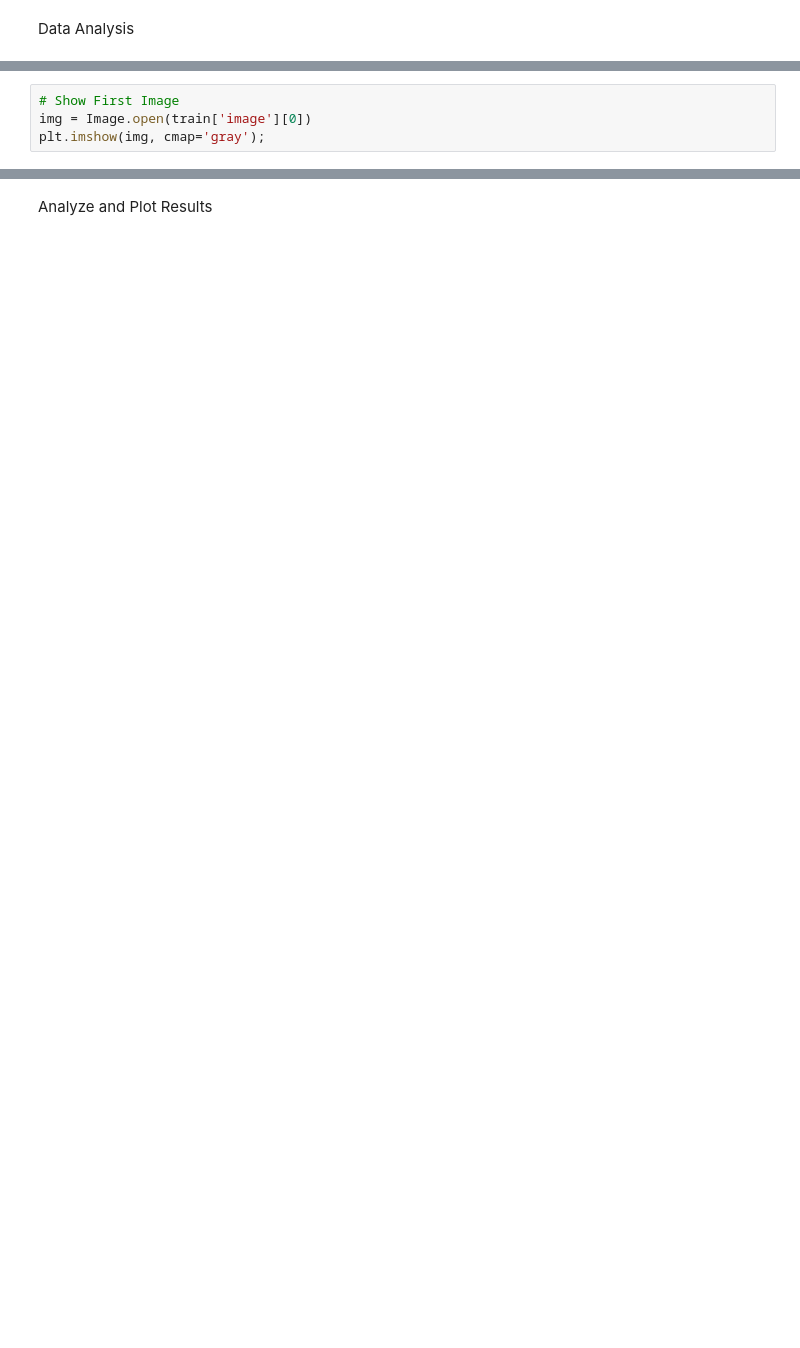
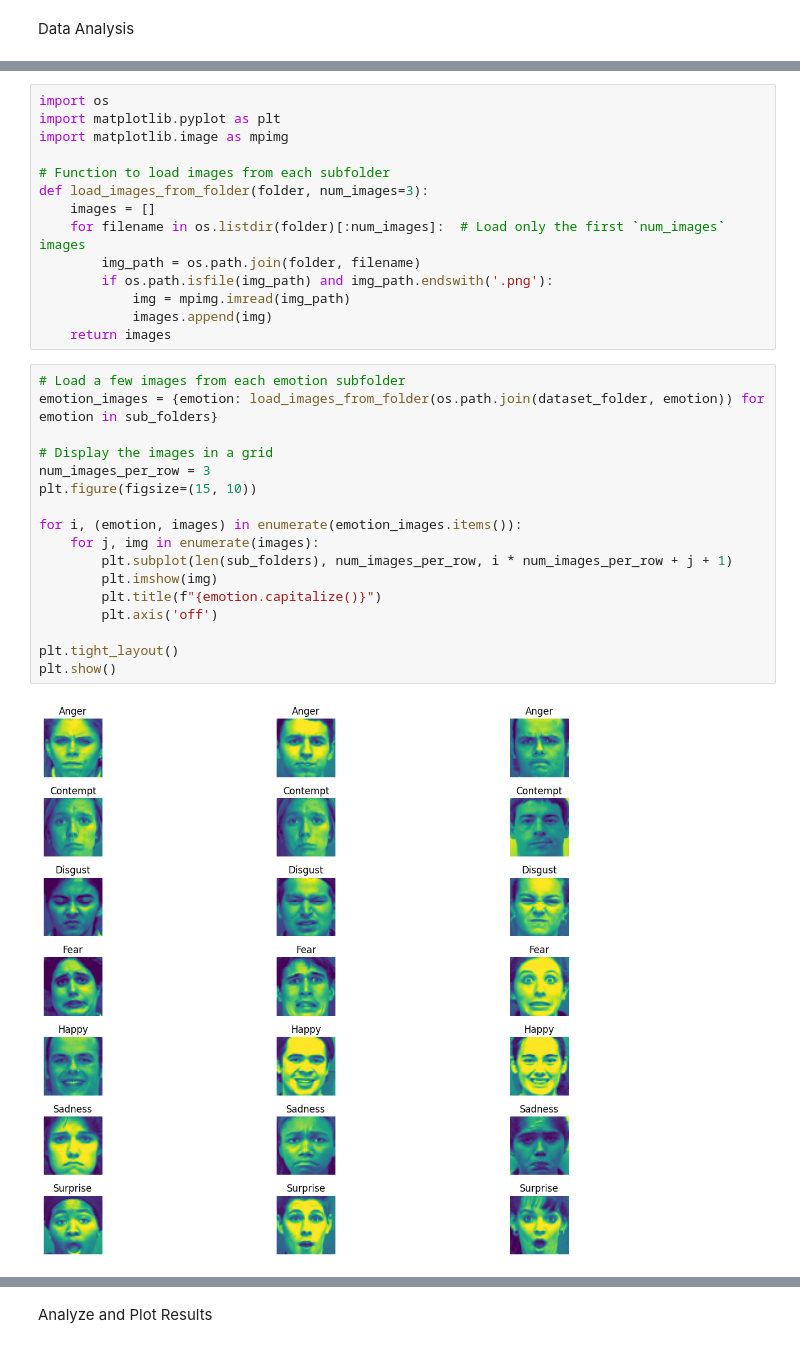
Before and after one commit to Ved204/CP468-Facial-Recognition, a Jupyter notebook: colab.ipynb, the cells around one changed output, grey strips where cells are left out. Drawn from its saved outputs; the diff is of its cells as text; blank space fills up the shorter version.

```diff
--- a/colab.ipynb
+++ b/colab.ipynb
@@ -122,4 +110,0 @@ for index, file, label in files.itertuples():
-# %%
-# Show First Image
-img = Image.open(train['image'][0])
-plt.imshow(img, cmap='gray');
@@ -166,0 +139,33 @@ array([0., 0., 0., 1., 0., 0., 0.], dtype=float32)
+# %%
+import os
+import matplotlib.pyplot as plt
+import matplotlib.image as mpimg
+
+# Function to load images from each subfolder
+def load_images_from_folder(folder, num_images=3):
+    images = []
+    for filename in os.listdir(folder)[:num_images]:  # Load only the first `num_images` images
+        img_path = os.path.join(folder, filename)
+        if os.path.isfile(img_path) and img_path.endswith('.png'):
+            img = mpimg.imread(img_path)
+            images.append(img)
+    return images
+# %%
+# Load a few images from each emotion subfolder
+emotion_images = {emotion: load_images_from_folder(os.path.join(dataset_folder, emotion)) for emotion in sub_folders}
+
+# Display the images in a grid
+num_images_per_row = 3
+plt.figure(figsize=(15, 10))
+
+for i, (emotion, images) in enumerate(emotion_images.items()):
+    for j, img in enumerate(images):
+        plt.subplot(len(sub_folders), num_images_per_row, i * num_images_per_row + j + 1)
+        plt.imshow(img)
+        plt.title(f"{emotion.capitalize()}")
+        plt.axis('off')
+
+plt.tight_layout()
+plt.show()
+# %% [output]
+[figure, added]
```
Also changed, not shown: parts of 87 cells of this notebook.
